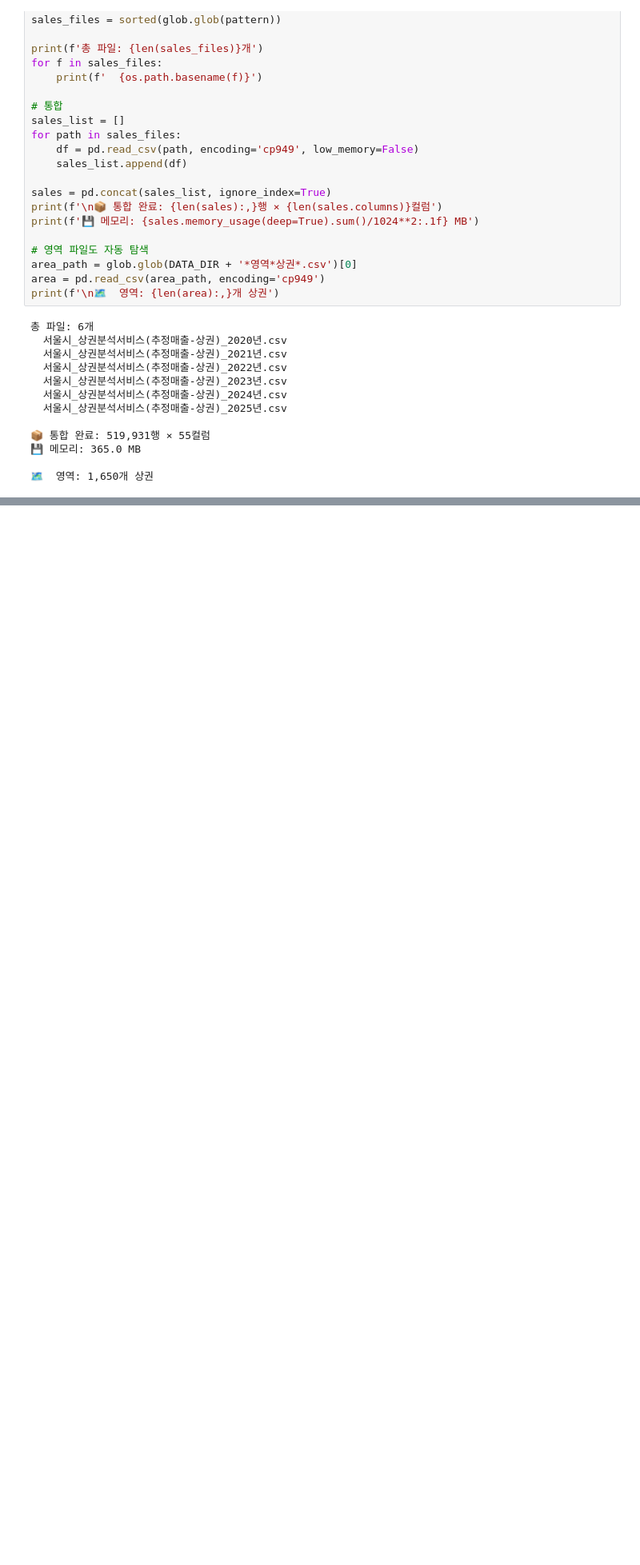
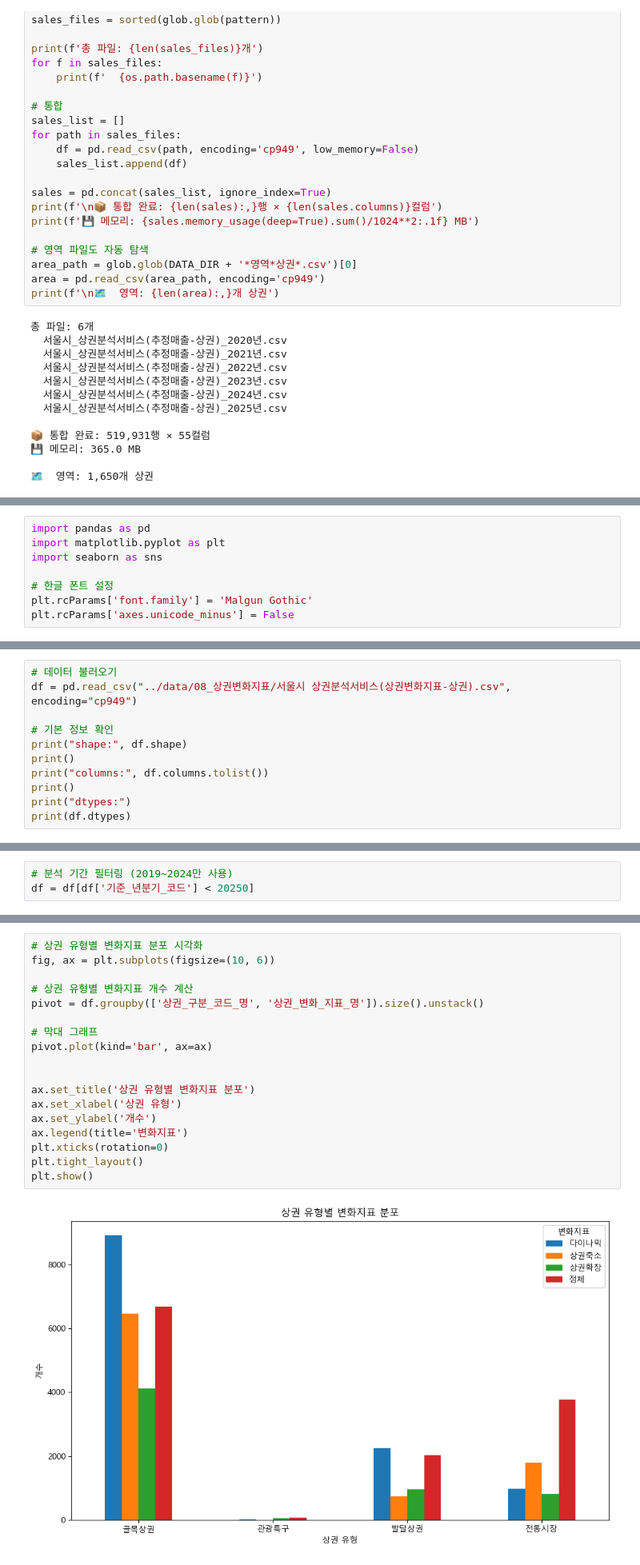
Before and after one commit to sonjiwoo-creator/seouldf, a Jupyter notebook: main.ipynb, the cells around one changed output, grey strips where cells are left out. Shown at 80% size. Saved outputs shown, nothing was run; the diff lists cells and outputs as text; blank space fills up the shorter version.

```diff
--- a/main.ipynb
+++ b/main.ipynb
@@ -173,0 +176,8 @@ print(f'\n🗺  영역: {len(area):,}개 상권')
+# %%
+import pandas as pd
+import matplotlib.pyplot as plt
+import seaborn as sns
+
+# 한글 폰트 설정
+plt.rcParams['font.family'] = 'Malgun Gothic'
+plt.rcParams['axes.unicode_minus'] = False
@@ -173,0 +204,11 @@ print(f'\n🗺  영역: {len(area):,}개 상권')
+# %%
+# 데이터 불러오기
+df = pd.read_csv("../data/08_상권변화지표/서울시 상권분석서비스(상권변화지표-상권).csv", encoding="cp949")
+
+# 기본 정보 확인
+print("shape:", df.shape)
+print()
+print("columns:", df.columns.tolist())
+print()
+print("dtypes:")
+print(df.dtypes)
@@ -173,0 +327,3 @@ print(f'\n🗺  영역: {len(area):,}개 상권')
+# %%
+# 분석 기간 필터링 (2019~2024만 사용)
+df = df[df['기준_년분기_코드'] < 20250]
@@ -173,0 +353,20 @@ print(f'\n🗺  영역: {len(area):,}개 상권')
+# %%
+# 상권 유형별 변화지표 분포 시각화
+fig, ax = plt.subplots(figsize=(10, 6))
+
+# 상권 유형별 변화지표 개수 계산
+pivot = df.groupby(['상권_구분_코드_명', '상권_변화_지표_명']).size().unstack()
+
+# 막대 그래프
+pivot.plot(kind='bar', ax=ax)
+
+
+ax.set_title('상권 유형별 변화지표 분포')
+ax.set_xlabel('상권 유형')
+ax.set_ylabel('개수')
+ax.legend(title='변화지표')
+plt.xticks(rotation=0)
+plt.tight_layout()
+plt.show()
+# %% [output]
+[figure, added]
```
Also changed, not shown: parts of 44 cells of this notebook, 1 other file.
